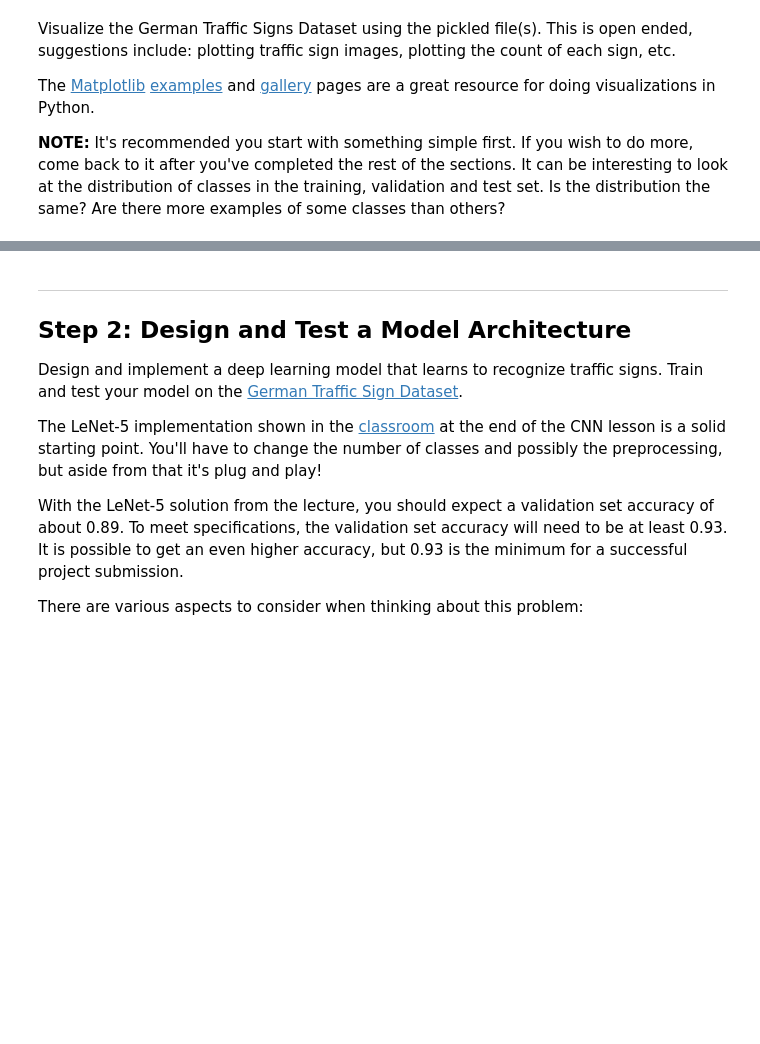
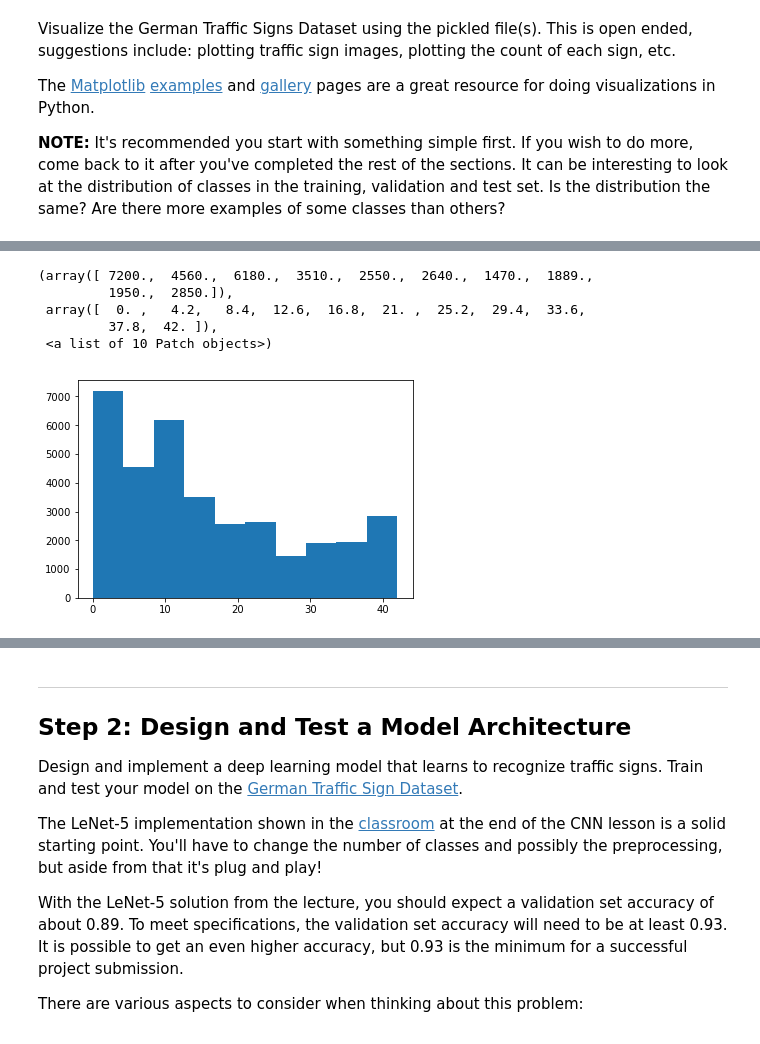
Before and after one commit to arp95/CarND-Traffic-Sign-Classifier-Project, a Jupyter notebook: Traffic_Sign_Classifier.ipynb, the cells around one changed output, grey strips where cells are left out. Cells and saved outputs as stored; diff of their text form; code cells hidden in the pictures; blank space fills up the shorter version.

```diff
--- a/Traffic_Sign_Classifier.ipynb
+++ b/Traffic_Sign_Classifier.ipynb
@@ -125,0 +124,10 @@ print(y_train[6])
+# %%
+#plotting histogram for output training data
+plt.hist(y_train)
+# %% [output]
+(array([ 7200.,  4560.,  6180.,  3510.,  2550.,  2640.,  1470.,  1889.,
+         1950.,  2850.]),
+ array([  0. ,   4.2,   8.4,  12.6,  16.8,  21. ,  25.2,  29.4,  33.6,
+         37.8,  42. ]),
+ <a list of 10 Patch objects>)
+[figure, added]
```
Also changed, not shown: parts of 8 cells of this notebook, 3 other files.
